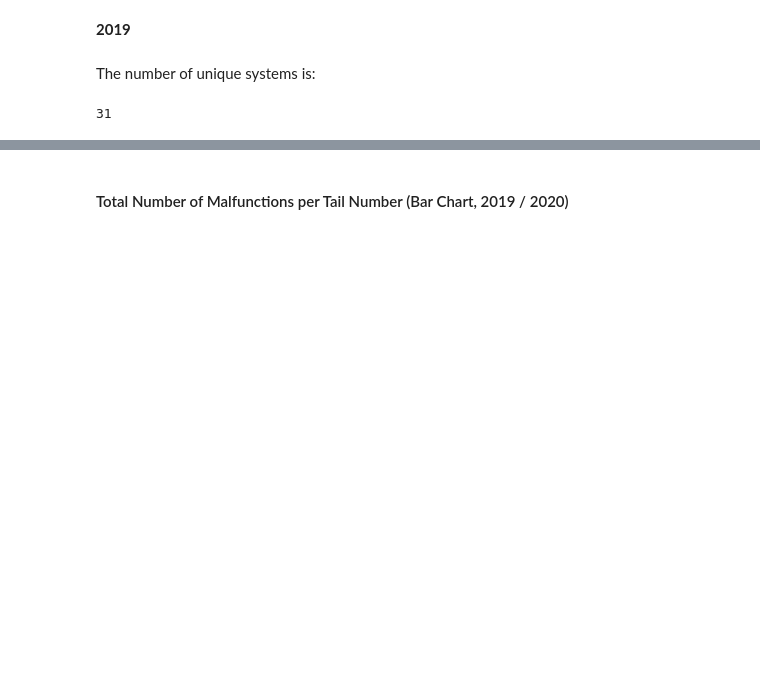
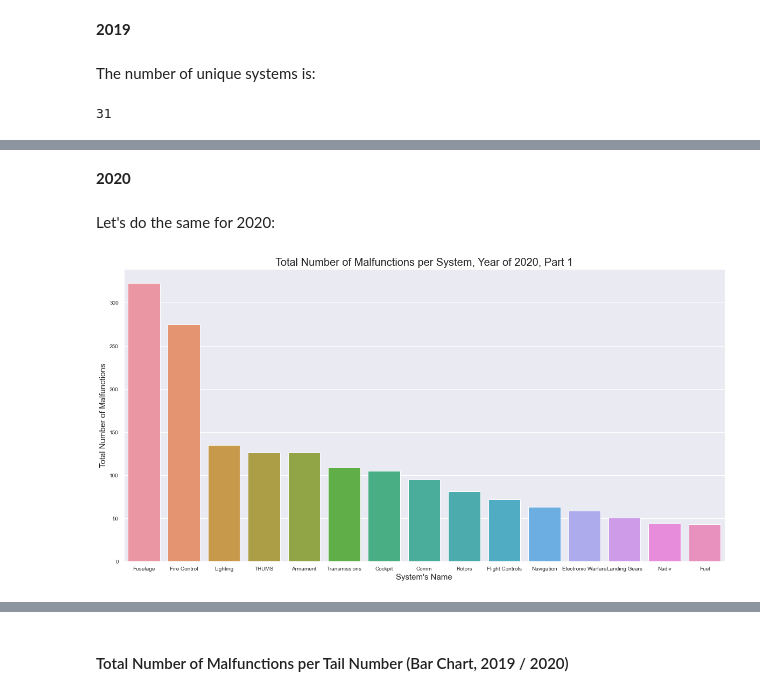
Before and after one commit to elront/Data_Sceince_Project, a Jupyter notebook: Data_science_workshop_project.ipynb, the cells around one changed output, grey strips where cells are left out. Drawn from its saved outputs; the diff is of its cells as text; code cells hidden in the pictures; blank space fills up the shorter version.

```diff
--- a/Data_science_workshop_project.ipynb
+++ b/Data_science_workshop_project.ipynb
@@ -1386,0 +1396,16 @@ b.tick_params(labelsize=11)
+# %% [markdown]
+**2020**
+# %% [markdown]
+Let's do the same for 2020:
+# %%
+most_significant_malf_per_system_2020 = malf_df_2020['System'].value_counts().head(15)
+less_significant_malf_per_system_2020 = malf_df_2020['System'].value_counts().tail(16)
+# %%
+plt.figure(figsize=(20, 10))
+b = sns.countplot(x = 'System', data = malf_df_2020, order = most_significant_malf_per_system_2020.index)
+b.axes.set_title("Total Number of Malfunctions per System, Year of 2020, Part 1",fontsize = 20)
+b.set_xlabel("System's Name",fontsize = 15)
+b.set_ylabel("Total Number of Malfunctions",fontsize = 15)
+b.tick_params(labelsize = 10)
+# %% [output]
+[figure, added]
```
Also changed, not shown: parts of 26 cells of this notebook.
